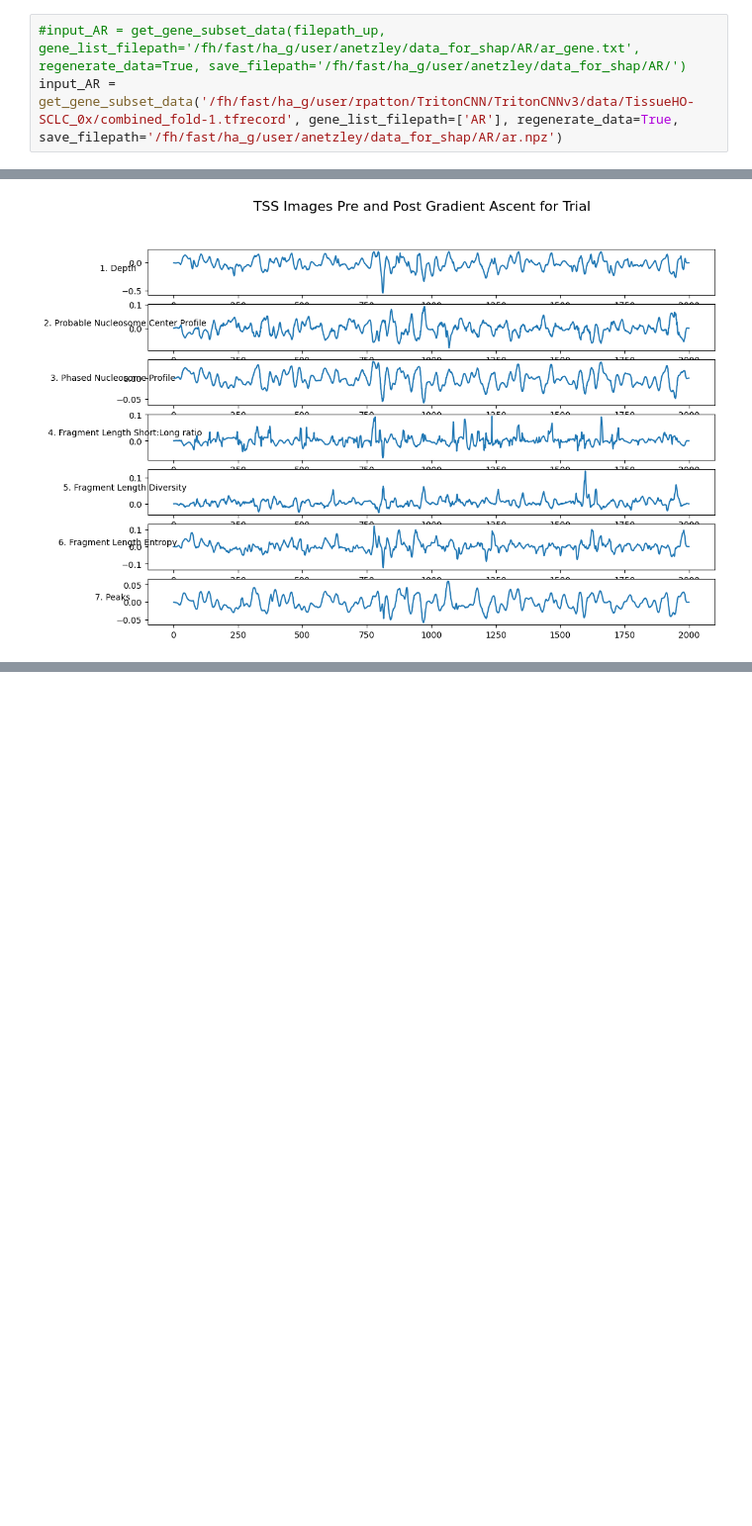
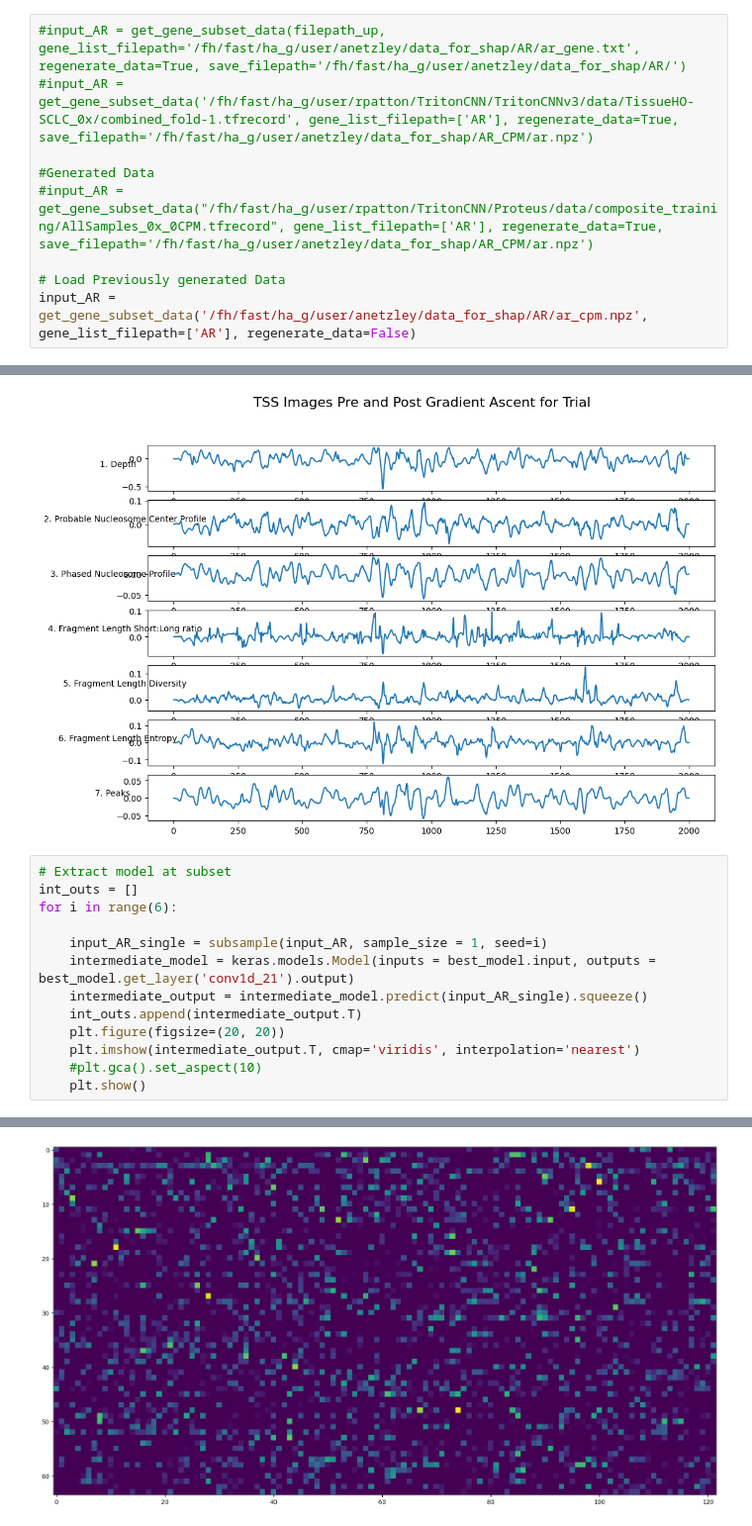
Before and after one commit to denniepatton/Proteus, a Jupyter notebook: interpretation/interpretation.ipynb, the cells around one changed output, grey strips where cells are left out. Shown at 99% size. Cells and saved outputs as stored; diff of their text form; blank space fills up the shorter version.

```diff
--- a/interpretation/interpretation.ipynb
+++ b/interpretation/interpretation.ipynb
@@ -124,4 +128,10 @@ input_data_single_down = subsample(input_lucap_down, sample_size = 1)
 plot_gene_subset_predicted_expression(input_data_test_up, input_data_test_down, best_model)
 # %%
 #input_AR = get_gene_subset_data(filepath_up, gene_list_filepath='/fh/fast/ha_g/user/anetzley/data_for_shap/AR/ar_gene.txt', regenerate_data=True, save_filepath='/fh/fast/ha_g/user/anetzley/data_for_shap/AR/')
-input_AR = get_gene_subset_data('/fh/fast/ha_g/user/rpatton/TritonCNN/TritonCNNv3/data/TissueHO-SCLC_0x/combined_fold-1.tfrecord', gene_list_filepath=['AR'], regenerate_data=True, save_filepath='/fh/fast/ha_g/user/anetzley/data_for_shap/AR/ar.npz')
+#input_AR = get_gene_subset_data('/fh/fast/ha_g/user/rpatton/TritonCNN/TritonCNNv3/data/TissueHO-SCLC_0x/combined_fold-1.tfrecord', gene_list_filepath=['AR'], regenerate_data=True, save_filepath='/fh/fast/ha_g/user/anetzley/data_for_shap/AR_CPM/ar.npz')
+
+#Generated Data
+#input_AR = get_gene_subset_data("/fh/fast/ha_g/user/rpatton/TritonCNN/Proteus/data/composite_training/AllSamples_0x_0CPM.tfrecord", gene_list_filepath=['AR'], regenerate_data=True, save_filepath='/fh/fast/ha_g/user/anetzley/data_for_shap/AR_CPM/ar.npz')
+
+# Load Previously generated Data
+input_AR = get_gene_subset_data('/fh/fast/ha_g/user/anetzley/data_for_shap/AR/ar_cpm.npz', gene_list_filepath=['AR'], regenerate_data=False)
@@ -234,3 +252,17 @@ fig.show()
 # %% [output]
 <Figure size 640x480 with 0 Axes>
 [figure]
+# %%
+# Extract model at subset
+int_outs = []
+for i in range(6):
+
+    input_AR_single = subsample(input_AR, sample_size = 1, seed=i)
+    intermediate_model = keras.models.Model(inputs = best_model.input, outputs = best_model.get_layer('conv1d_21').output)
+    intermediate_output = intermediate_model.predict(input_AR_single).squeeze()
+    int_outs.append(intermediate_output.T)
+    plt.figure(figsize=(20, 20))
+    plt.imshow(intermediate_output.T, cmap='viridis', interpolation='nearest')
+    #plt.gca().set_aspect(10)
+    plt.show()
+# %% [output]
@@ -236,0 +270 @@ fig.show()
+[figure, added]
```
Also changed, not shown: parts of 15 cells of this notebook.
